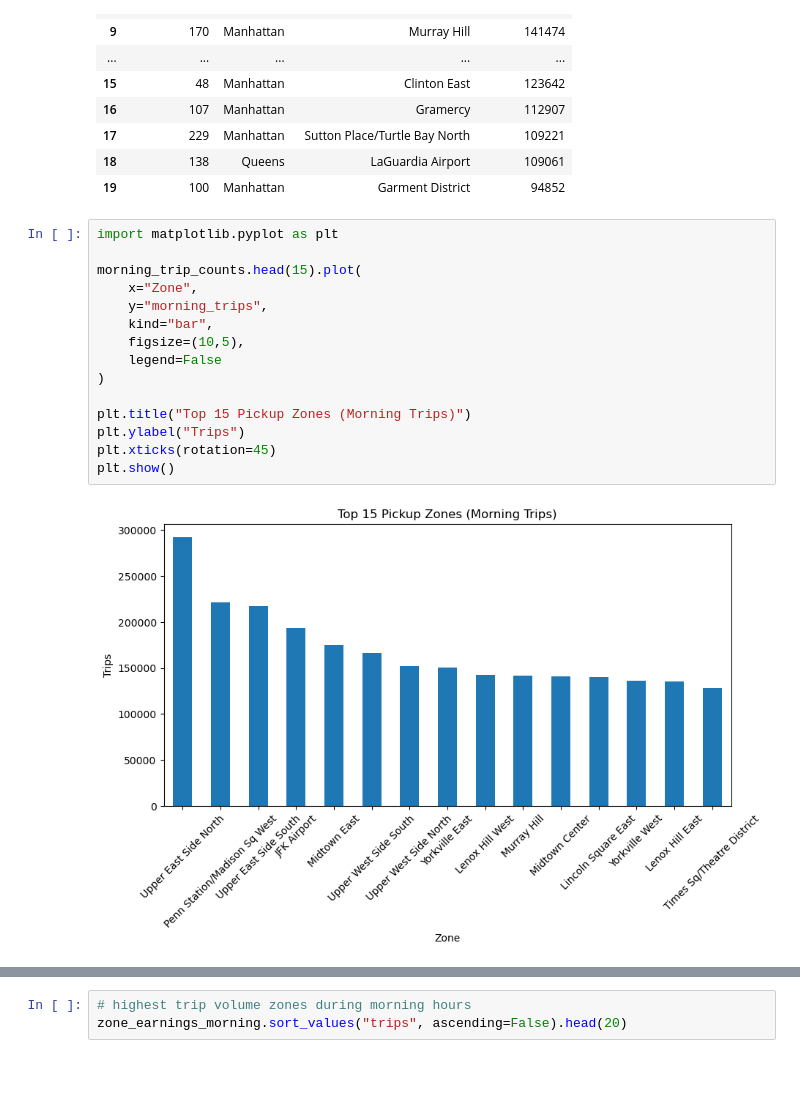
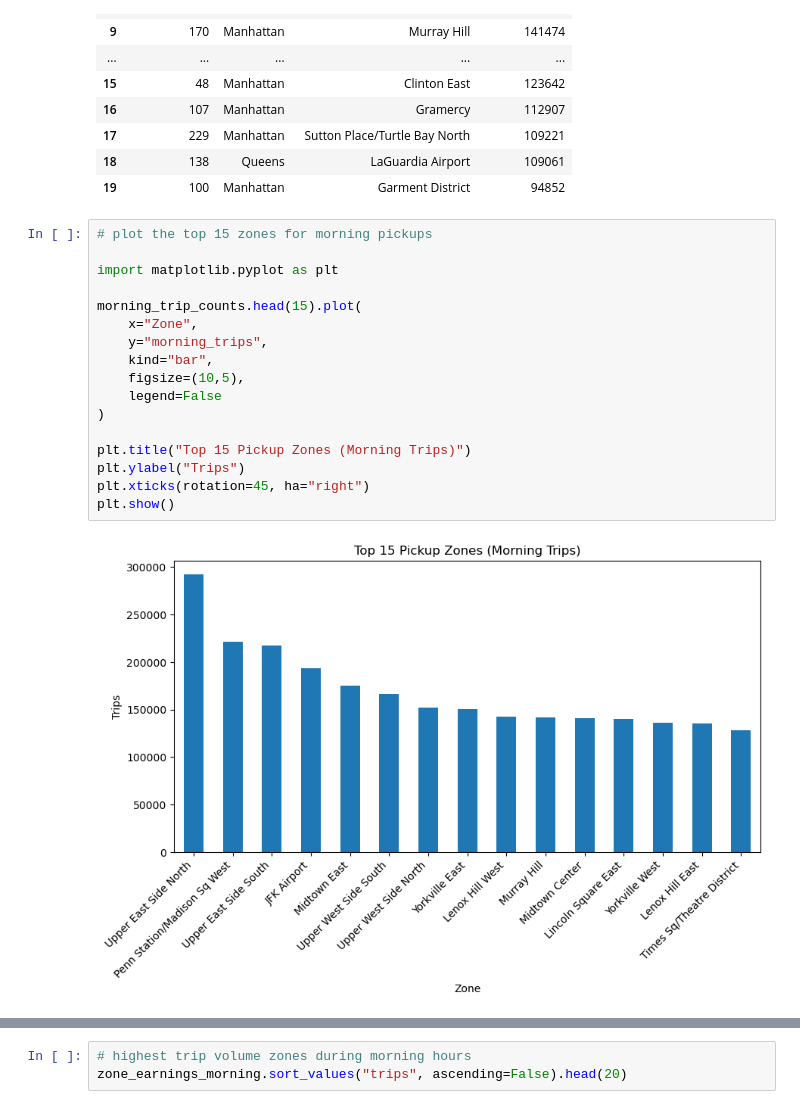
Before and after one commit to sara-neff/taxi-project, a Jupyter notebook: notebooks/01_explore.ipynb, the cells around one changed output, grey strips where cells are left out. Drawn from its saved outputs; the diff is of its cells as text; blank space fills up the shorter version.

```diff
--- a/notebooks/01_explore.ipynb
+++ b/notebooks/01_explore.ipynb
@@ -209,22 +240,24 @@ morning_trip_counts.head(20)
 | 18 | 138 | Queens | LaGuardia Airport | 109061 |
 | 19 | 100 | Manhattan | Garment District | 94852 |
 # %%
+# plot the top 15 zones for morning pickups
+
 import matplotlib.pyplot as plt
 
 morning_trip_counts.head(15).plot(
     x="Zone",
     y="morning_trips",
     kind="bar",
     figsize=(10,5),
     legend=False
 )
 
 plt.title("Top 15 Pickup Zones (Morning Trips)")
 plt.ylabel("Trips")
-plt.xticks(rotation=45)
+plt.xticks(rotation=45, ha="right")
 plt.show()
 # %% [output]
-[figure, old version]
+[figure, new version]
 # %%
 # calculate total revenue and revenue per hour for each zone during morning hours
 # restricts to morning trips
```
Also changed, not shown: parts of 18 cells of this notebook, 1 other file.
